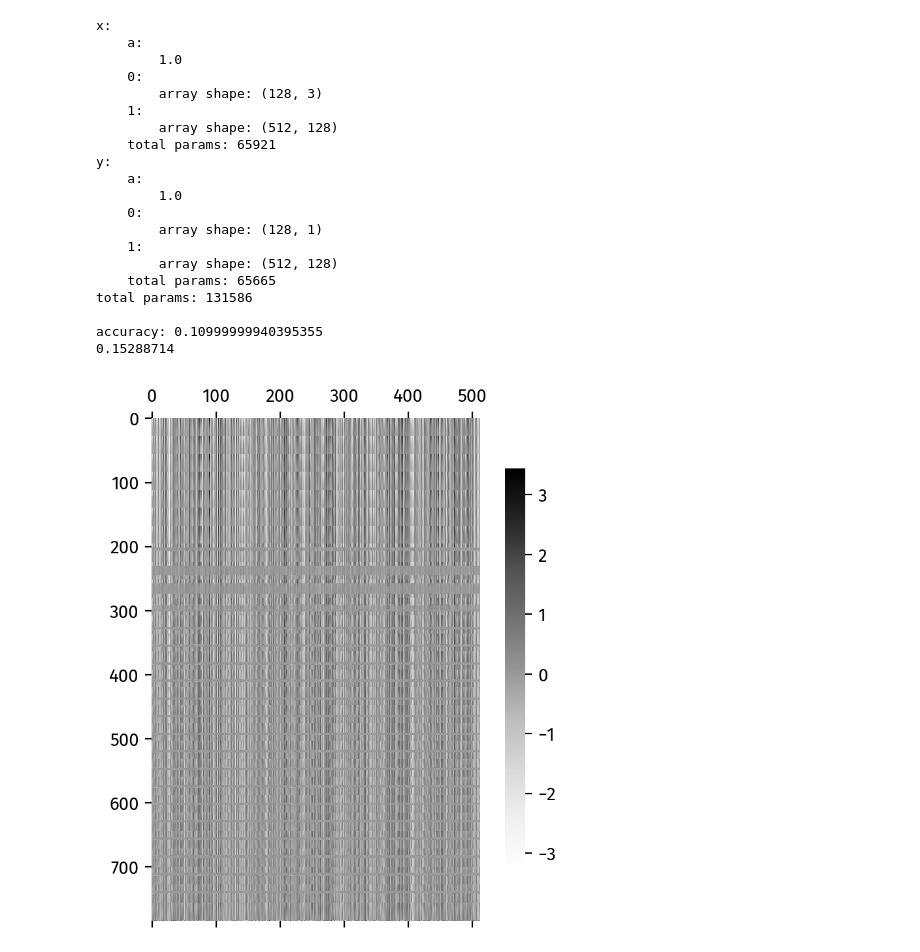
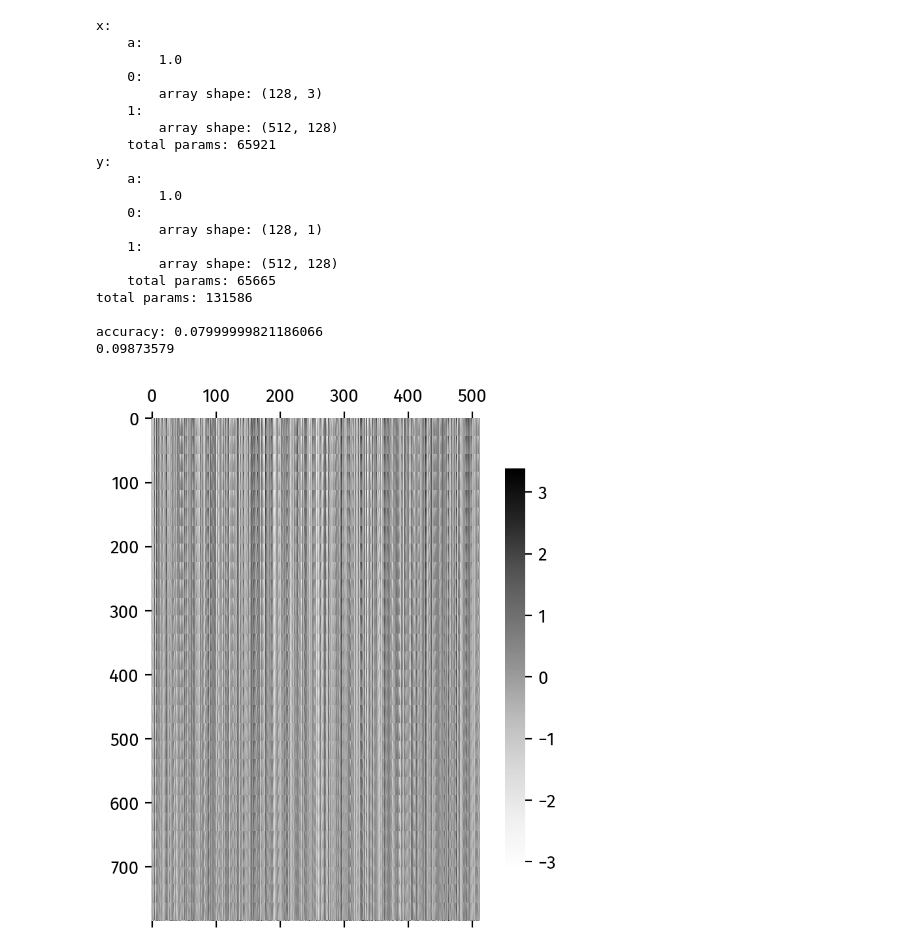
Before and after one commit to cwhy/picojam, a Jupyter notebook: jam/notebooks/PBsimpleNet.ipynb, the cells around one changed output. Drawn from its saved outputs; the diff is of its cells as text; code cells hidden in the pictures.

```diff
--- a/jam/notebooks/PBsimpleNet.ipynb
+++ b/jam/notebooks/PBsimpleNet.ipynb
@@ -102,7 +102,7 @@ def mean_loss_eu(X):
 
 def mean_loss_cos(X):
     X_mean = mean(X, axis=pos_dim)
-    return mean(X * X_mean)
+    return optax.cosine_distance(X, X_mean)
 
 def predict_eu(W, x):
     val_flat = x.reshape(-1)
@@ -117,8 +117,8 @@ def predict_cos(W, x):
     h_x = F(pos_encode).vmap((None, pos_dim, pos_dim, pos_dim), pos_dim)(W['x'], pos_x1, pos_x2, val_flat)
     h_X = mean(h_x, axis=pos_dim)[:, None]
     h_y_all = input_encode(W['y'], arange(d_y)[None, :])
-    dist = mean(h_y_all * h_X, axis=0)
-    return dist.argmax()
+    dist = mean(optax.cosine_distance(h_y_all, h_X), axis=0)
+    return dist.argmin()
 
 
 
@@ -129,8 +129,8 @@ method = {"type": "normal", "std": 0.1}
 
 W = init_weights(next(key_gen), mixer_head_config(method))
 print(fmt_weights(W)[0])
-mean_loss = F(mean_loss_eu)
-predict = F(predict_eu)
+mean_loss = F(mean_loss_cos)
+predict = F(predict_cos)
 
 loss_batch = (F(mixer_head) >> mean_loss).vmap((None, 0, 0), 0) >> mean
 pred_batch = F(predict).vmap((None, 0), 0)
@@ -142,36 +142,36 @@ def accuracy(W, X, y):
 from plot_utils import visualize_matrix
 from IPython.display import display
 
 visualize_matrix(mixer_head(W, X_test[0, :], y_test[0]), dpi=200)
 
 acc = accuracy(W, X_test[:100, :], y_test[:100])
 print(f"accuracy: {acc}")
 
 
 loss0 = loss_batch(W, X_test[:100, :], y_test[:100])
 print(loss0)
 # %% [output]
 x:
     a:
         1.0
     0:
         array shape: (128, 3)
     1:
         array shape: (512, 128)
     total params: 65921
 y:
     a:
         1.0
     0:
         array shape: (128, 1)
     1:
         array shape: (512, 128)
     total params: 65665
 total params: 131586
 
-accuracy: 0.10999999940395355
-0.15288714
+accuracy: 0.07999999821186066
+0.09873579
-[figure, old version]
+[figure, new version]
 # %%
 import optax
 from jax.tree_util import tree_map
```
Also changed, not shown: parts of 7 cells of this notebook, 2 other files.
